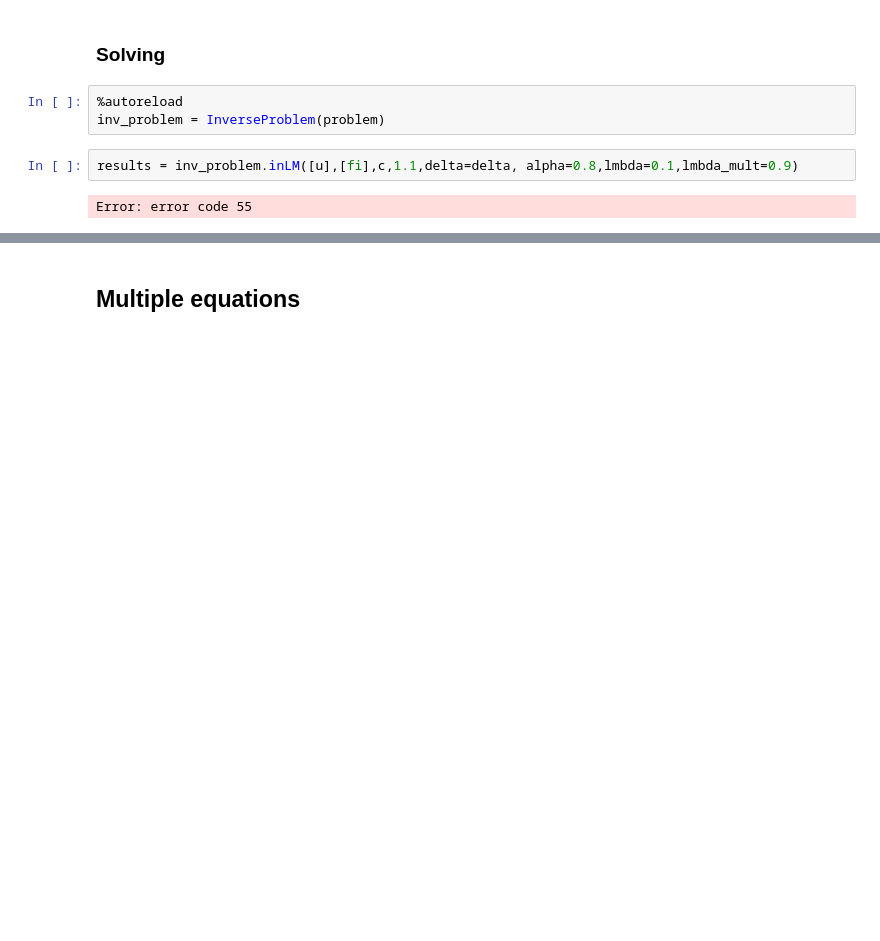
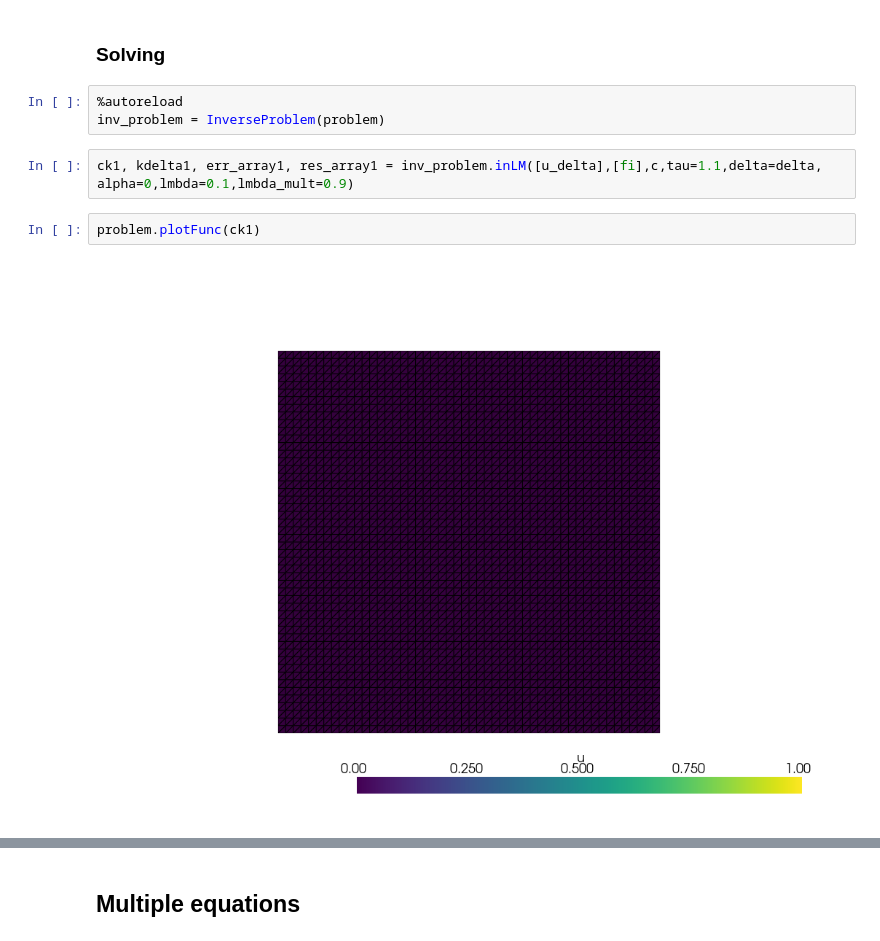
Before and after one commit to felipekriffel/inertial-iterative-regularization, a Jupyter notebook: experiments/tests-07-24.ipynb, the cells around one changed output, grey strips where cells are left out. Saved outputs shown, nothing was run; the diff lists cells and outputs as text; blank space fills up the shorter version.

```diff
--- a/experiments/tests-07-24.ipynb
+++ b/experiments/tests-07-24.ipynb
@@ -68,6 +73,8 @@ Delta level: 1.4877139037932123e-10
 %autoreload
 inv_problem = InverseProblem(problem)
 # %%
-results = inv_problem.inLM([u],[fi],c,1.1,delta=delta, alpha=0.8,lmbda=0.1,lmbda_mult=0.9)
+ck1, kdelta1, err_array1, res_array1 = inv_problem.inLM([u_delta],[fi],c,tau=1.1,delta=delta, alpha=0,lmbda=0.1,lmbda_mult=0.9)
-# %% [output]
-Error: error code 55
+# %%
+problem.plotFunc(ck1)
+# %% [output]
+[figure, added]
```
Also changed, not shown: parts of 4 cells of this notebook.
